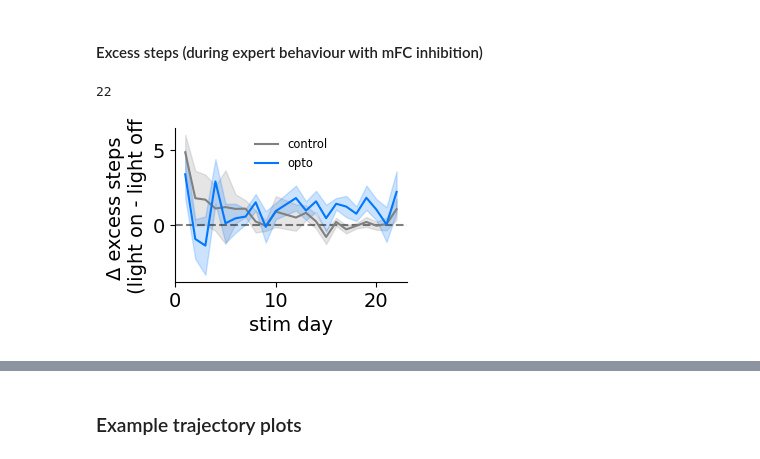
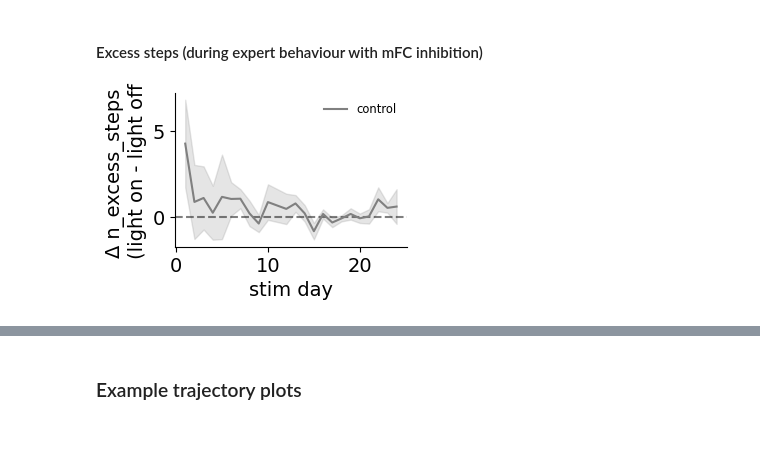
Before and after one commit to peterdoohan/goalNav_mFC-opto3, a Jupyter notebook: code/Notebooks/performance_metrics.ipynb, the cells around one changed output, grey strips where cells are left out. Saved outputs shown, nothing was run; the diff lists cells and outputs as text; code cells hidden in the pictures.

Commit message:
updating first pass random effects analyses on task performance variables

```diff
--- a/code/Notebooks/performance_metrics.ipynb
+++ b/code/Notebooks/performance_metrics.ipynb
@@ -50,18 +70,18 @@ for maze_order in [1, 2]:
 # %% [markdown]
 #### Excess steps (during expert behaviour with mFC inhibition)
 # %%
-import numpy as np
-from code.GridMaze.analysis.behaviour import performance_metrics as es
+from GridMaze.analysis.behaviour import performance_metrics as pm
 
-excess_steps_df = es.get_excess_steps_df(verbose=False)
+performance_df = pm.get_performance_df()
-# %%
-excess_steps_df.total_stim_days.max()
-# %% [output]
-22
 # %%
-reload(es)
+reload(pm)
 f, ax = plt.subplots(1, 1, figsize=(3, 2))
-es.plot_stim_effects_over_days(excess_steps_df, outlier_thres=200, rolling_avg=False, ax=ax)
-f.savefig("../results/figures/delta_excess_steps_over_time.pdf")
+pm.plot_stim_effects_over_days(
+    performance_df,
+    y="n_excess_steps",
+    groups=["control"],
+    rolling_avg=False,
+    ax=ax,
+)
 # %% [output]
-[figure, old version]
+[figure, new version]
```
Also changed, not shown: parts of 8 cells of this notebook, 3 other files.
